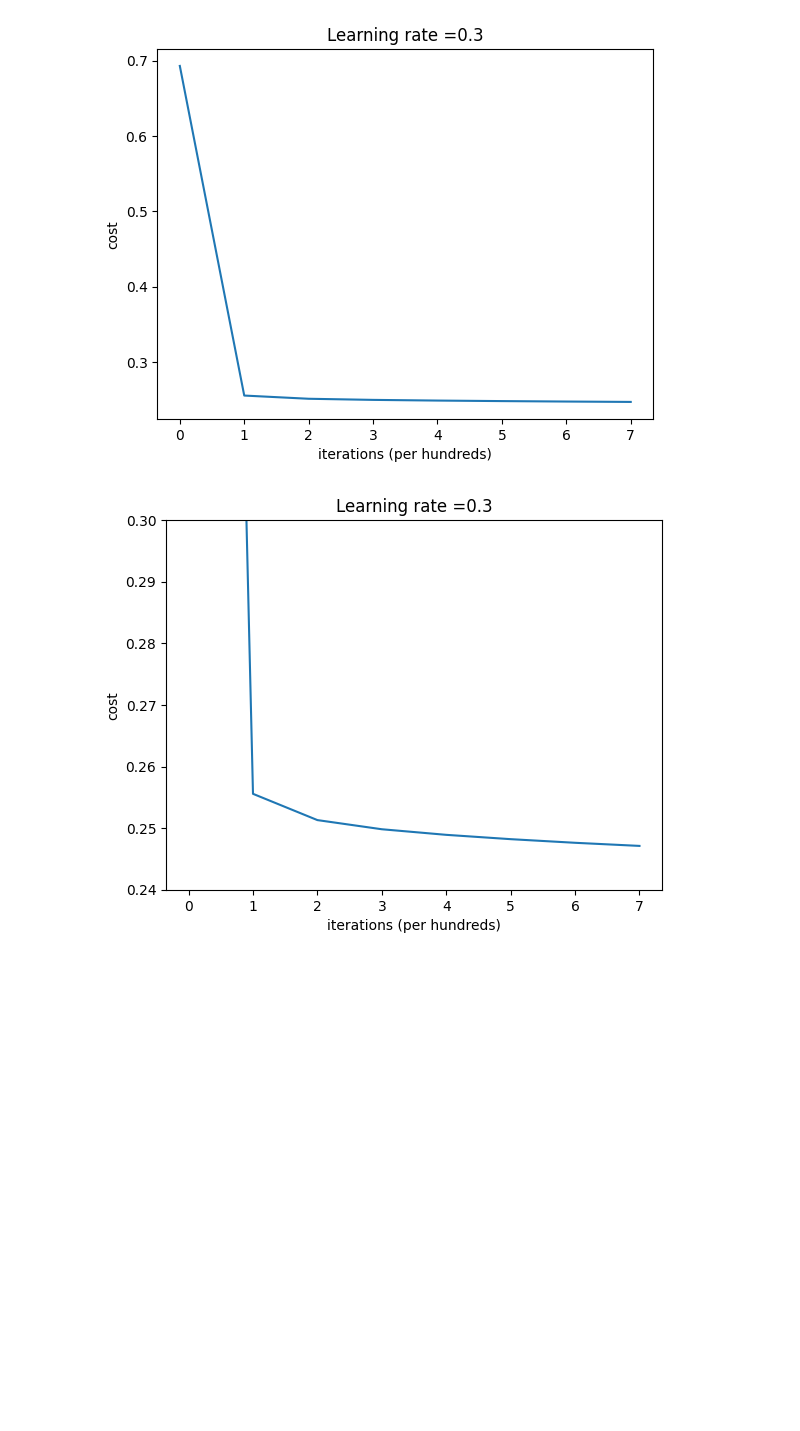
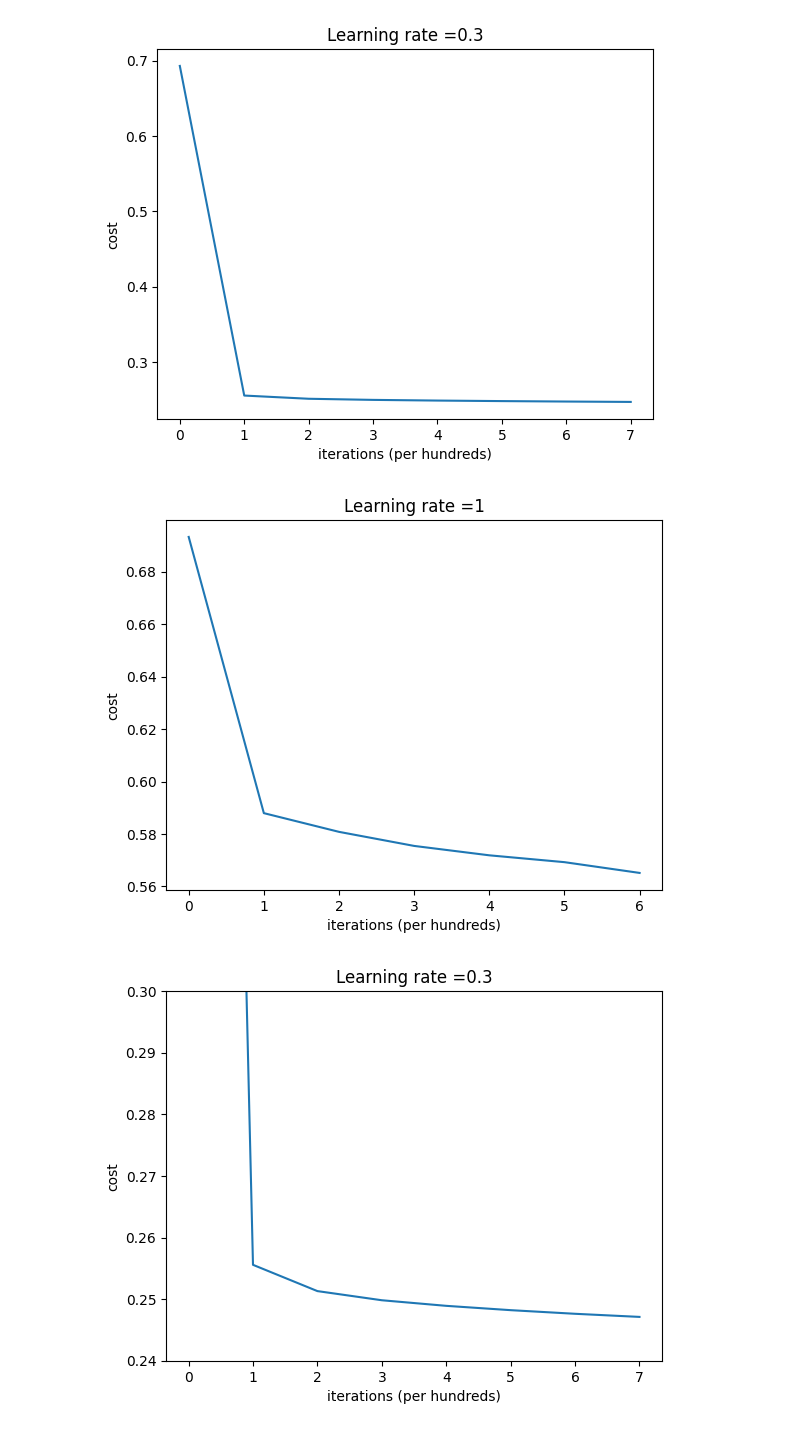
Before and after one commit to jackonedev/pipelines_and_machine_learning, a Jupyter notebook: NN_model.ipynb, the cells around one changed output. Saved outputs shown, nothing was run; the diff lists cells and outputs as text; code cells hidden in the pictures; blank space fills up the shorter version.

```diff
--- a/NN_model.ipynb
+++ b/NN_model.ipynb
@@ -1130,8 +1402,8 @@ n_x = X.shape[1] # numero de input features
 n_h = n_x # numero de neuronas en la capa oculta
 n_y = 1 # numero de neuronas en la capa de salida
 
-learning_rate = 0.3
-num_iterations = 750
+learning_rate = 1
+num_iterations = 700
 
 ### ENTRENAMIENTO ###
 parameters, costs = two_layer_model(
@@ -1142,11 +1414,20 @@ parameters, costs = two_layer_model(
     print_cost=False
     )
 
-# Last Execution: 16m 44s -> Cost after iteration 1499 0.2481
-# Last Execution: 4m 19s ->  Cost after iteration 399: 0.2540
-# Last Execution: 6m 34s ->  Cost after iteration 599: 0.2505 (a: 0.12)
-# Last Execution: 6m 16s ->  Cost after iteration 599: 0.2492 (a: 0.18)
-# Last Execution: 6m 16s ->  Cost after iteration 599: 0.2486 (a: 0.22)
-# Last Execution: 7m 20s ->  Cost after iteration 699: 0.2477 (a: 0.25) # Benchmark
-# Last Execution: 7m 48s ->  Cost after iteration 749: 0.2475 (a: 0.25)
-# Last Execution: 7m 48s ->  Cost after iteration 749: 0.2469 (a: 0.3) # Final
+# Last Execution: 16m 44s -> Cost after iteration 1499: 0.2481
+# Last Execution: 4m 19s ->  Cost after iteration 399:  0.2540
+# Last Execution: 6m 34s ->  Cost after iteration 599:  0.2505 (a: 0.12)
+# Last Execution: 6m 16s ->  Cost after iteration 599:  0.2492 (a: 0.18)
+# Last Execution: 6m 16s ->  Cost after iteration 599:  0.2486 (a: 0.22)
+# Last Execution: 7m 20s ->  Cost after iteration 699:  0.2477 (a: 0.25) # Benchmark
+# Last Execution: 7m 48s ->  Cost after iteration 749:  0.2475 (a: 0.25)
+# Last Execution: 7m 48s ->  Cost after iteration 749:  0.2469 (a: 0.3) # Final
+
+# New Features: balanced class (undersampling)
+# Last Execution: 1m 11s -> Cost after iteration 699:  0.5702 (Benchmark)
+# Last Execution: 2m 30s -> Cost after iteration 1499: 0.5151 (a: 0.5)
+# Last Execution: 2m 30s -> Cost after iteration 1499: 0.5031 (a: 1)
+
+# New Features: balanced class (oversampling)
+# Last Execution: 13m 45s -> Cost after iteration 699: 0.5808 (Benchmark)
+# Last Execution: 13m 6s -> Cost after iteration 699: 0.5559 (a: 1)
@@ -1162,4 +1445,16 @@ def plot_costs(costs, learning_rate=0.0075):
 plot_costs(costs, learning_rate)
 # %% [output]
 [figure]
+# %%
+# plot costs
+def plot_costs(costs, learning_rate=0.0075):
+    plt.plot(np.squeeze(costs))
+    plt.ylabel('cost')
+    plt.xlabel('iterations (per hundreds)')
+    plt.title("Learning rate =" + str(learning_rate))
+    plt.show()
+
+plot_costs(costs, learning_rate)
+# %% [output]
+[figure, added]
 # %%
```
Also changed, not shown: parts of 25 cells of this notebook, 1 other file.
